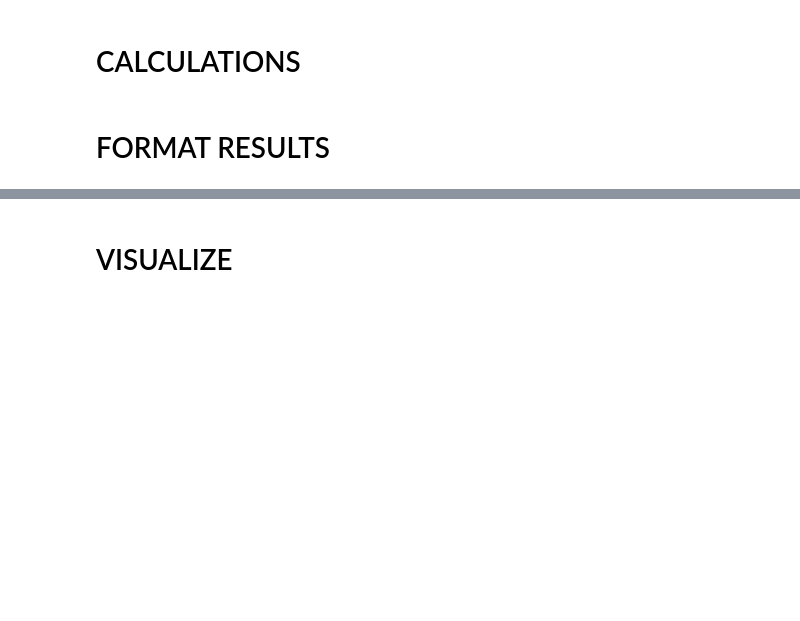
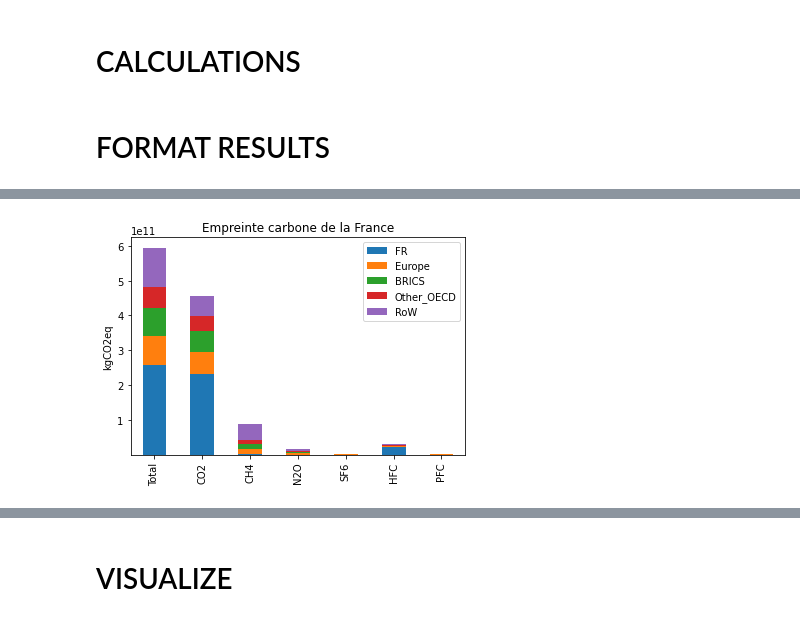
Before and after one commit to Maestrofinn/MatMat-Trade, a Jupyter notebook: main_development.ipynb, the cells around one changed output, grey strips where cells are left out. Drawn from its saved outputs; the diff is of its cells as text; code cells hidden in the pictures; blank space fills up the shorter version.

```diff
--- a/main_development.ipynb
+++ b/main_development.ipynb
@@ -212,0 +199,18 @@ RoW        CO2       1.453166e+12
+# %%
+sumonsectors = empreinte_df.sum(axis=1)
+total_ges_by_origin = sumonsectors.sum(level=0)
+liste_agg_ghg=[]
+for ghg in ghg_list:
+	liste_agg_ghg.append(sumonsectors.iloc[sumonsectors.index.get_level_values(1)==ghg].sum(level=0))
+xs = ['total']+ghg_list
+dict_pour_plot = {'Total':total_ges_by_origin,'CO2':liste_agg_ghg[0],
+'CH4':liste_agg_ghg[1],'N2O':liste_agg_ghg[2],'SF6':liste_agg_ghg[3],
+'HFC':liste_agg_ghg[4],'PFC':liste_agg_ghg[5]}
+pour_plot=pd.DataFrame(data=dict_pour_plot,index=reg_list)
+pour_plot.transpose().plot.bar(stacked=True)
+plt.title("Empreinte carbone de la France")
+plt.ylabel("kgCO2eq")
+plt.savefig("figures/empreinte_carbone_fr_importation.png")
+plt.show()
+# %% [output]
+[figure, added]
```
Also changed, not shown: parts of 5 cells of this notebook, 9 other files.
